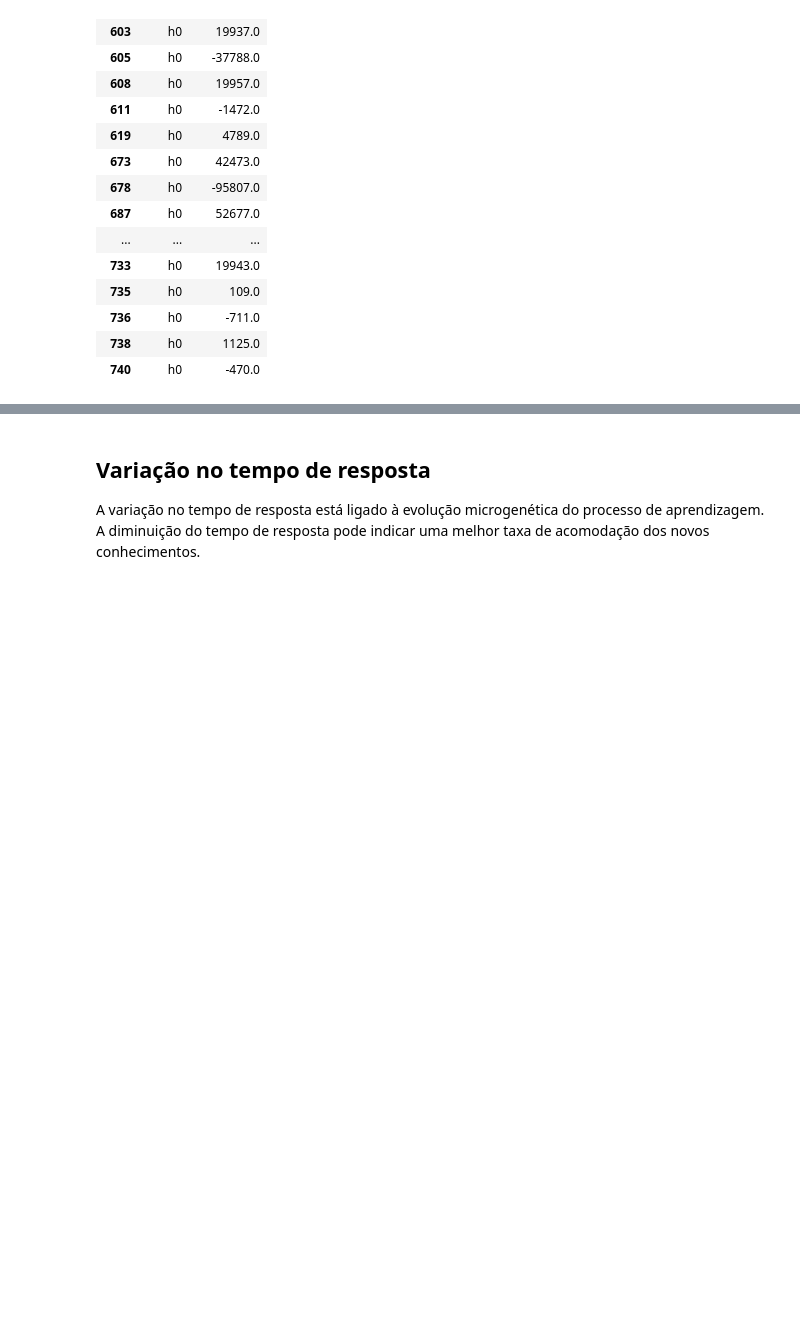
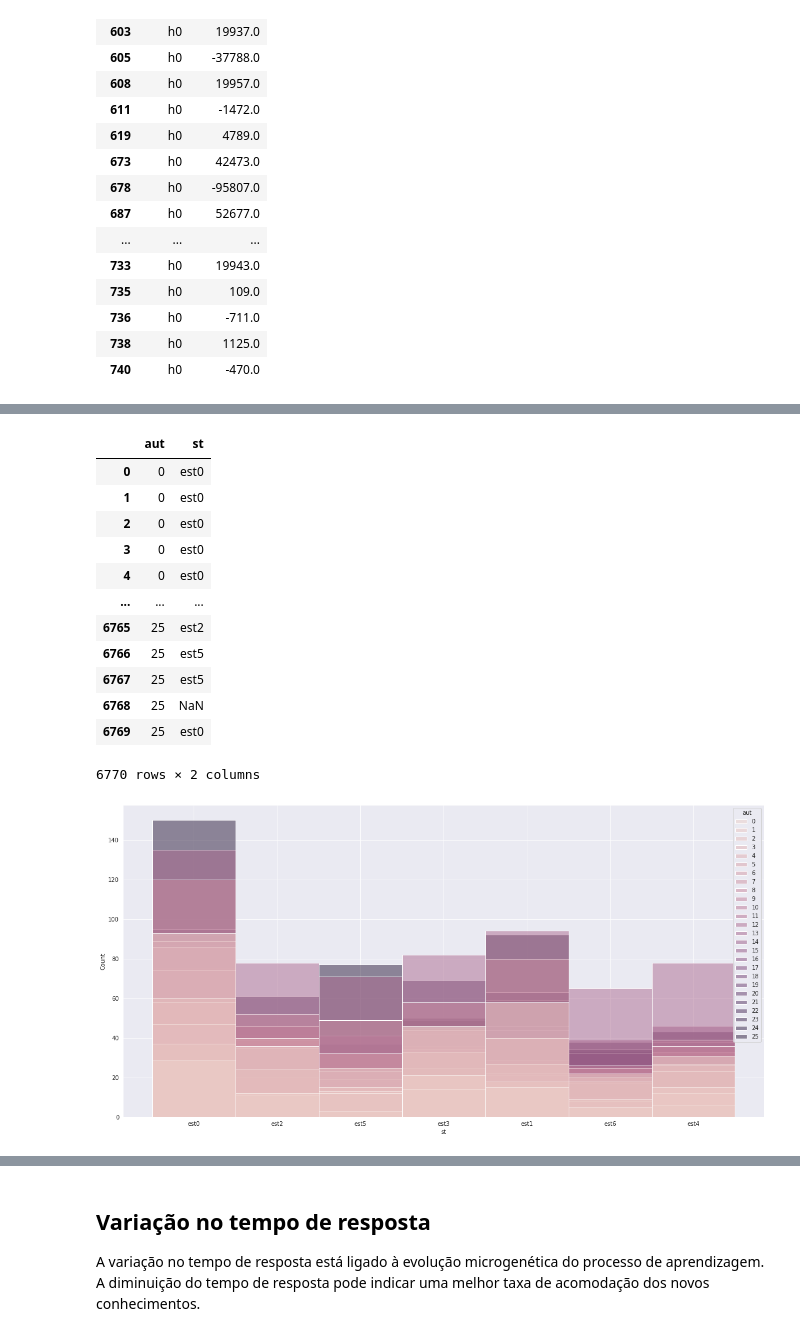
Before and after one commit to labase/data_edu, a Jupyter notebook: ipnb/organelas.ipynb, the cells around one changed output, grey strips where cells are left out. Saved outputs shown, nothing was run; the diff lists cells and outputs as text; code cells hidden in the pictures; blank space fills up the shorter version.

Commit message:
EICA states violins. Cognitive profiles

```diff
--- a/ipnb/organelas.ipynb
+++ b/ipnb/organelas.ipynb
@@ -470,0 +480,43 @@ print(len(linear_time_space), len(yw))
+# %%
+def discriminate_eica_states(data_frame):
+    sencond_deriv = data_frame['movejump'].values
+    tim = data_frame.index.values
+    from scipy.interpolate import interp1d
+    import numpy as npy
+    from math import log, isnan
+    linear_time_space_ = npy.linspace(tim[0], tim[-1], (tim[-1] - tim[0]))
+    interpolating_function_ = interp1d(tim, sencond_deriv, kind='slinear')
+    y_inter= interpolating_function_(linear_time_space_)
+    import pywt
+    wlet = pywt.Wavelet('db3')
+    _,y_wav = pywt.dwt(y_inter, wlet) #'bior1.3')
+    y_wav = [0 if isnan(_y) else log(_y) if _y > 0 else -log(abs(_y)+0.05) for _y in y_wav]
+    y_wav = [y1 - y0 for y0, y1 in zip(y_wav, y_wav[1:]+[0])]
+    y_wav = [int((_y+40)//25) for _y in y_wav]
+    y_wav_size = len(y_wav)
+    eica = [(a+b*3+b*9) for a,b,c in zip(y_wav, y_wav[+1:]+[0], y_wav[+2:]+[0,0])][::2]
+    # eica_states = list(set(eica))
+    return eica
+all_states = [dict(aut=aut, st=st) for aut, df_ in enumerate(dfs) for st in discriminate_eica_states(df_)]
+df_states = pd.DataFrame(all_states)
+df_states["st"] = df_states["st"].map({k: f"est{v}" for v, k in enumerate([13,24, 1, 14,25,2,12])})
+sns.histplot(x=df_states.st, data=df_states, hue=df_states.aut, bins=28*3)
+
+plt.gcf().set_size_inches(20, 10)
+# print((all_states))
+df_states
+# %% [output]
+|  | aut | st |
+| 0 | 0 | est0 |
+| 1 | 0 | est0 |
+| 2 | 0 | est0 |
+| 3 | 0 | est0 |
+| 4 | 0 | est0 |
+| ... | ... | ... |
+| 6765 | 25 | est2 |
+| 6766 | 25 | est5 |
+| 6767 | 25 | est5 |
+| 6768 | 25 | NaN |
+| 6769 | 25 | est0 |
+6770 rows × 2 columns
+[figure, added]
```
Also changed, not shown: parts of 10 cells of this notebook.
